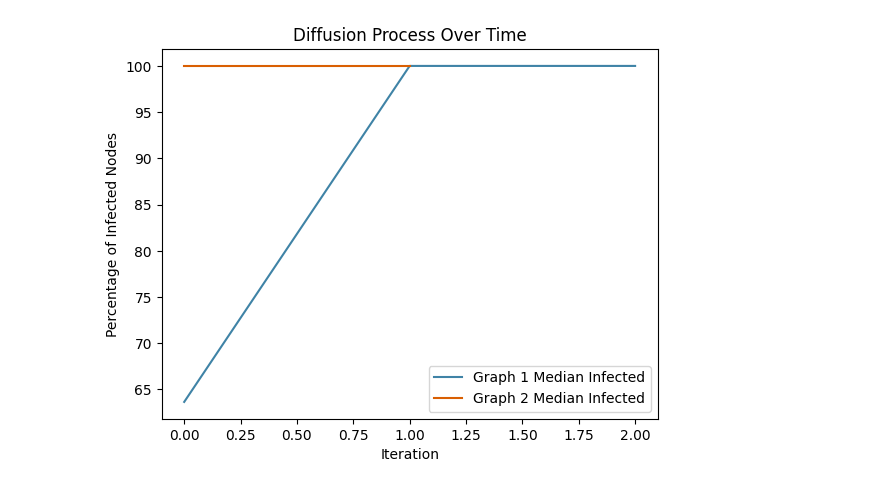
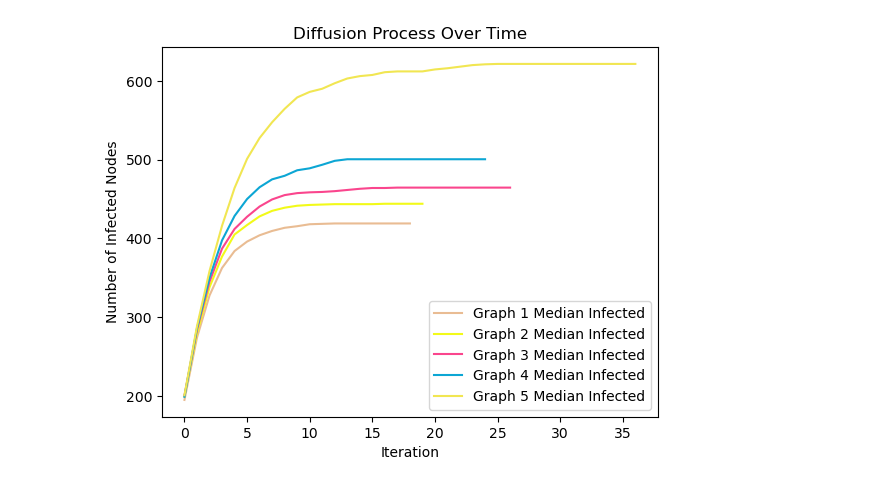
Before and after one commit to eliotwrobson/CyNetDiff, a Jupyter notebook: examples/visualizations.ipynb, the cells around one changed output. Saved outputs shown, nothing was run; the diff lists cells and outputs as text; code cells hidden in the pictures.

```diff
--- a/examples/visualizations.ipynb
+++ b/examples/visualizations.ipynb
@@ -4,4 +4,7 @@ import random
 import matplotlib.pyplot as plt
 from cynetdiff.utils import networkx_to_ic_model
 import numpy as np
+from coloraide import Color
+
+Graph = nx.Graph | nx.DiGraph
 # %%
@@ -120,13 +180,32 @@ def create_plot_for_delta_nodes_infected(graph1: nx.Graph, graph2: nx.Graph = No
     plt.legend()
     plt.show()
 # %%
-O = nx.fast_gnp_random_graph(15000, 2)
-G = nx.watts_strogatz_graph(15000, 100, 0.01)
-B = nx.erdos_renyi_graph(100, 0.1)
-nx.set_edge_attributes(G, 0.01, "activation_prob")
-nx.set_edge_attributes(O, 0.01, "activation_prob")
-nx.set_edge_attributes(B, 0.01, "activation_prob")
+# O = nx.fast_gnp_random_graph(15000, 2)
+graphs = []
+
+base_graph = nx.watts_strogatz_graph(15_000, 10, 0.01)
+
+for weight_fn in ()
+
+graphs
+# [
+#    nx.watts_strogatz_graph(15_000, 10, 0.01),
+#    nx.watts_strogatz_graph(15_000, 10, 0.02),
+#    nx.watts_strogatz_graph(15_000, 10, 0.05),
+#    nx.watts_strogatz_graph(15_000, 10, 0.10),
+#    nx.watts_strogatz_graph(15_000, 10, 0.20),
+
+# nx.watts_strogatz_graph(15_000, 11, 0.01),
+# nx.watts_strogatz_graph(15_000, 12, 0.01),
+# nx.watts_strogatz_graph(15_000, 10, 0.02),
+# nx.watts_strogatz_graph(15_000, 11, 0.02),
+# nx.watts_strogatz_graph(15_000, 12, 0.02),
+# ]
+# B = nx.erdos_renyi_graph(100, 0.1)
+# nx.set_edge_attributes(G, 0.01, "activation_prob")
+# nx.set_edge_attributes(O, 0.01, "activation_prob")
+# nx.set_edge_attributes(B, 0.01, "activation_prob")
 # %%
-create_plot_for_nodes_infected_perc(O,B,None,None , False)
+create_plot_for_nodes_infected_perc(graphs)
 # %% [output]
-[figure, old version]
+[figure, new version]
```
Also changed, not shown: parts of 4 cells of this notebook, 2 other files.
